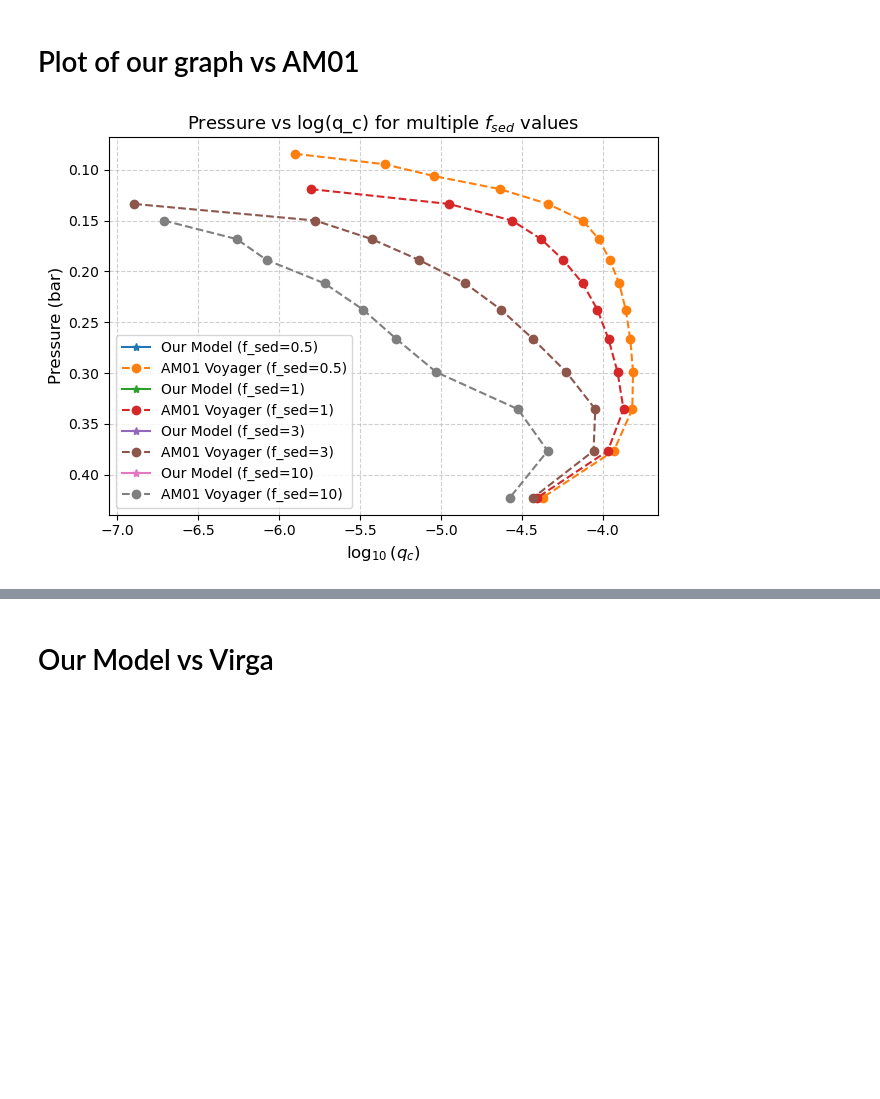
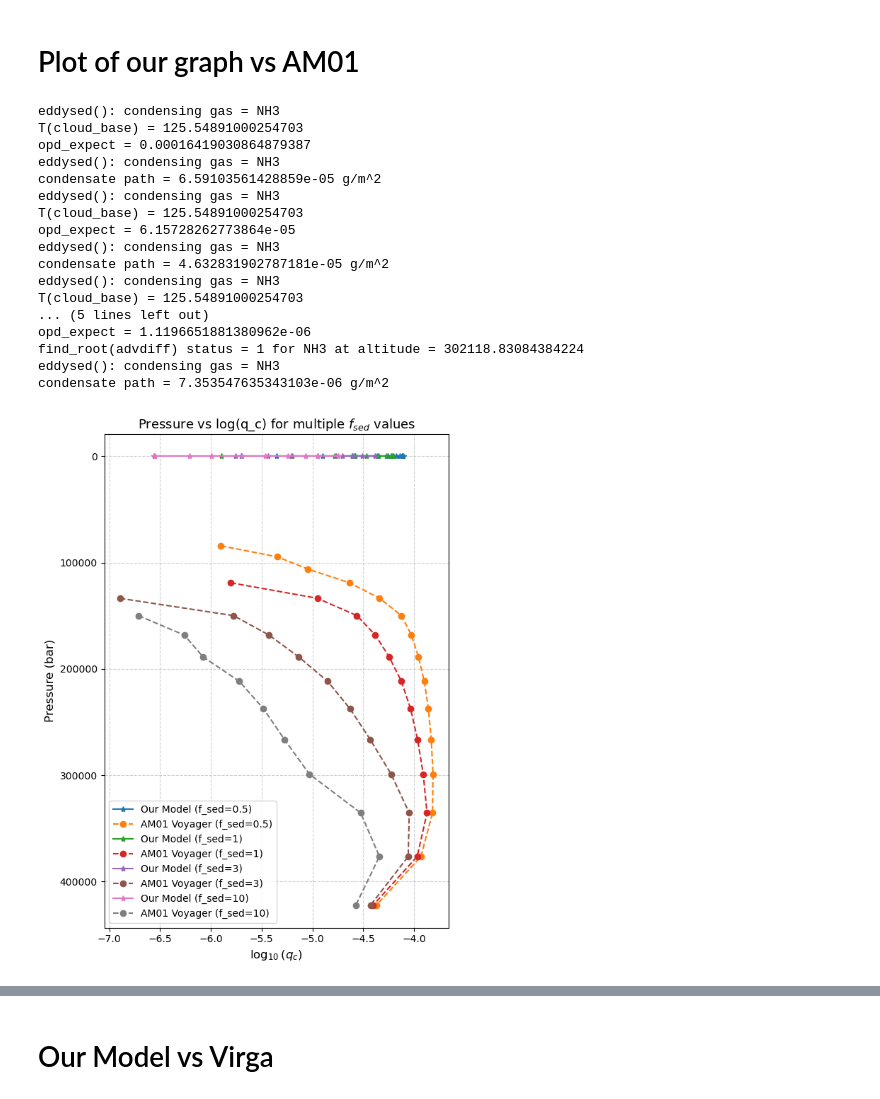
Before and after one commit to soumi-mandal1903/cloud_model, a Jupyter notebook: jupyter/new_eddysed.ipynb, the cells around one changed output, grey strips where cells are left out. Cells and saved outputs as stored; diff of their text form; code cells hidden in the pictures; blank space fills up the shorter version.

```diff
--- a/jupyter/new_eddysed.ipynb
+++ b/jupyter/new_eddysed.ipynb
@@ -151,7 +183,7 @@ def read_voyager_lh(input_file):
 # Implementation of pvap_gas.f
 Here the pressure vapour pressure exerted by the condensate is found in the atmosphere of the planet.
 # %%
-def pvap_gas(gas_name, t_layer, p_layer):
+def pvap_gas(gas_name, t_layer,p_layer):
     """
     Here we are finding the e_s value for the clasius claperyon equation which is given in A1 eqn of Appendix A in AM01
     the input temperature is in Kelvin.
@@ -163,7 +195,7 @@ def pvap_gas(gas_name, t_layer, p_layer):
     if gas_name == "NH3":
         pvap_nh3 = np.exp(-86596/t_layer**2 - 2161/t_layer +10.53)# in dyne/cm^2
 
-        return np.array (pvap_nh3 *1e6)
+        return np.array (pvap_nh3 )
     else:
         raise ValueError("Gas not recognized in pvap_gas function.")
 # %% [markdown]
@@ -1457,8 +1594,9 @@ import matplotlib.pyplot as plt
 
 # --- Load input profile using the voyager reader ---
 gravity, T_eff, num_layer_edges, p_layer_edges, t_layer_edges, z_layer_edges, \
-num_layers, p_layers, t_layers, z_layers, chf, dlnp_layers, lapse_ratio = \
+    num_layers, p_layers, t_layers, z_layers, chf, dlnp_layers, lapse_ratio = \
     read_voyager_lh("/home/sansar1/Codes/cloud_model/input/profiles/voyager.input")
+
 def read_voyager_output(file_path):
     """Reads AM01 (Voyager) .out files, skipping first 3 header lines."""
     voyager = []
@@ -1469,6 +1607,7 @@ def read_voyager_output(file_path):
             # convert each part to float, handling 'E' notation
             voyager.append([float(x.replace("E", "e")) for x in parts])
     return np.array(voyager)
+
 voyager_files = {
     0.5: "/home/sansar1/Codes/cloud_model/output/voyager_frain0.5_sig2.out",
     1: "/home/sansar1/Codes/cloud_model/output/voyager_frain1_sig2.out",
@@ -1489,41 +1628,72 @@ for i, f_sed in enumerate(f_sed_values, start=1):
     kz, lhf, qt, qc, ndz, rg, reff, rw = eddysed_lh(
         gravity, T_eff, num_layers, sig, f_sed,
         z_layers, p_layers, t_layers, dlnp_layers,
         chf, lapse_ratio,
         gas_name="NH3", gas_mmr=1.34e-4,
-        mw_atmos=2.2, rho_p=0.84
+        mw_atmos=2.2, rho_p=0.84,
     )
 
     # Store qc for plotting
     qc_dict[f_sed] = qc
+
+# --- Plot all models together ---
+plt.figure(figsize=(6, 8))
 
 for f_sed in f_sed_values:
     qc = qc_dict[f_sed]
 
     voyager_data = read_voyager_output(voyager_files[f_sed])
     # Column convention from AM01 output:
     # 0 = layer index?, 1 = pressure(μbar?), 4 = q_c (approximate)
     # Adjust pressure to bar if needed (e.g., 1 μbar = 1e-6 bar)
-    p_voyager = voyager_data[:, 1] * 1e-6
+    p_voyager = voyager_data[:, 1]
     qc_voyager = voyager_data[:, 4]
 
-    plt.plot(np.log10(qc), (p_layers), marker='*', label=f"Our Model (f_sed={f_sed})")
-    plt.plot(np.log10(qc_voyager), p_voyager, marker='o', linestyle='--', label=f"AM01 Voyager (f_sed={f_sed})")
-# --- Load Voyager reference data using the same reader ---
+    # Avoid log10 of zero: compute log only on positive entries
+    qc_plot = np.full_like(qc, np.nan, dtype=float)
+    mask = qc > 0
+    if np.any(mask):
+        qc_plot[mask] = np.log10(qc[mask])
 
-# --- Plot all models together ---
-# plt.figure(figsize=(6, 8))
+    qc_voy_plot = np.full_like(qc_voyager, np.nan, dtype=float)
+    mask_v = qc_voyager > 0
+    if np.any(mask_v):
+        qc_voy_plot[mask_v] = np.log10(qc_voyager[mask_v])
+
+    # p_layers are stored internally in cgs; convert back to bar for plotting
+    p_layers_bar = p_layers
+
+    plt.plot(qc_plot, p_layers_bar, marker='*', label=f"Our Model (f_sed={f_sed})")
+    plt.plot(qc_voy_plot, p_voyager, marker='o', linestyle='--', label=f"AM01 Voyager (f_sed={f_sed})")
+
 # --- Formatting ---
 plt.gca().invert_yaxis()
 plt.xlabel(r"$\log_{10}(q_c)$", fontsize=12)
 plt.ylabel("Pressure (bar)", fontsize=12)
 plt.title("Pressure vs log(q_c) for multiple $f_{sed}$ values", fontsize=13)
 plt.grid(True, which='both', linestyle='--', alpha=0.6)
 plt.legend()
 plt.tight_layout()
 plt.show()
 # %% [output]
+eddysed(): condensing gas = NH3
+T(cloud_base) = 125.54891000254703
+opd_expect = 0.00016419030864879387
+eddysed(): condensing gas = NH3
+condensate path = 6.59103561428859e-05 g/m^2
+eddysed(): condensing gas = NH3
+T(cloud_base) = 125.54891000254703
+opd_expect = 6.15728262773864e-05
+eddysed(): condensing gas = NH3
+condensate path = 4.632831902787181e-05 g/m^2
+eddysed(): condensing gas = NH3
+T(cloud_base) = 125.54891000254703
+... (5 lines left out)
+opd_expect = 1.1196651881380962e-06
+find_root(advdiff) status = 1 for NH3 at altitude = 302118.83084384224
+eddysed(): condensing gas = NH3
+condensate path = 7.353547635343103e-06 g/m^2
-[figure, old version]
+[figure, new version]
 # %%
 # --- Load input profile using the voyager reader ---
 gravity, T_eff, num_layer_edges, p_layer_edges, t_layer_edges, z_layer_edges, \
```
Also changed, not shown: parts of 15 cells of this notebook, 6 other files.
